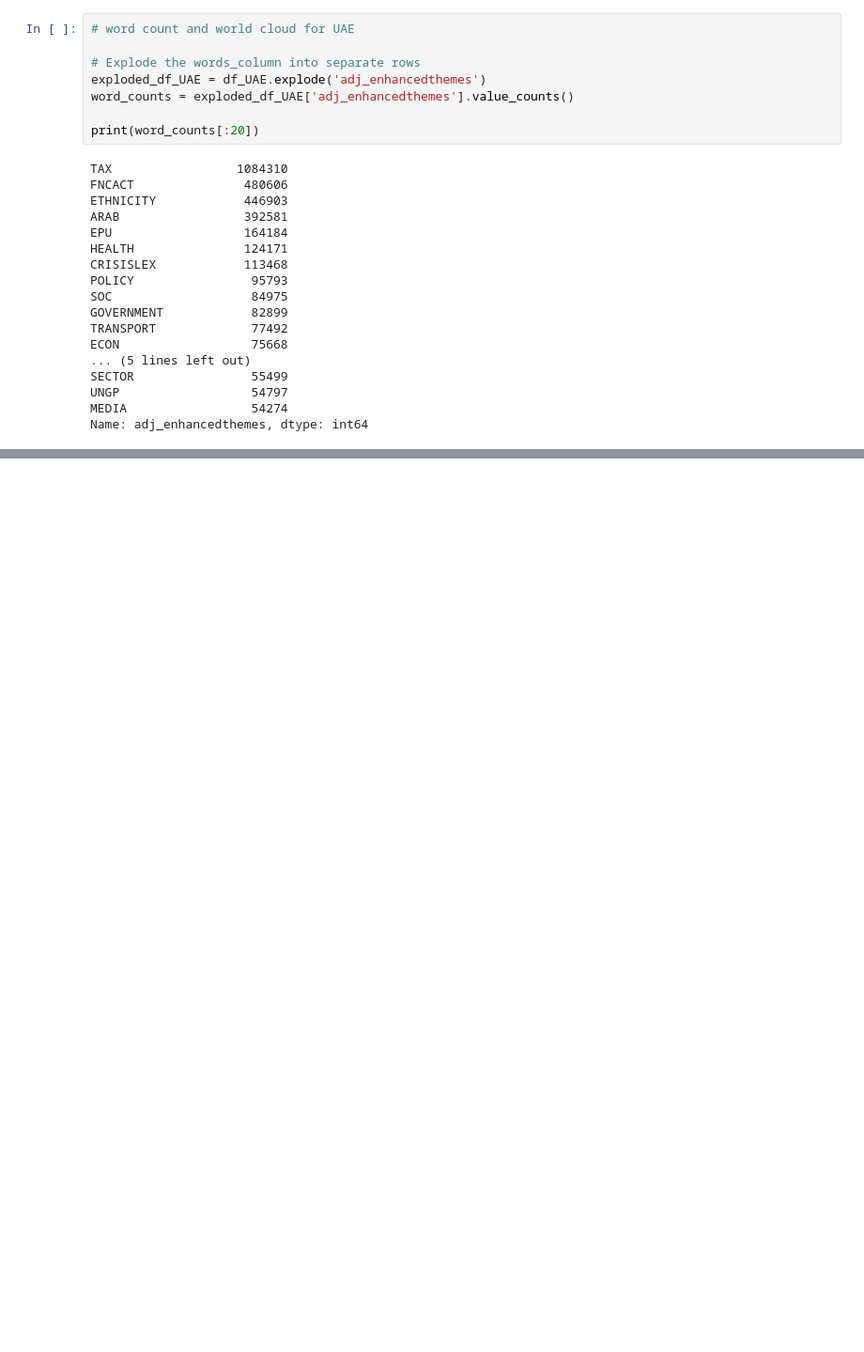
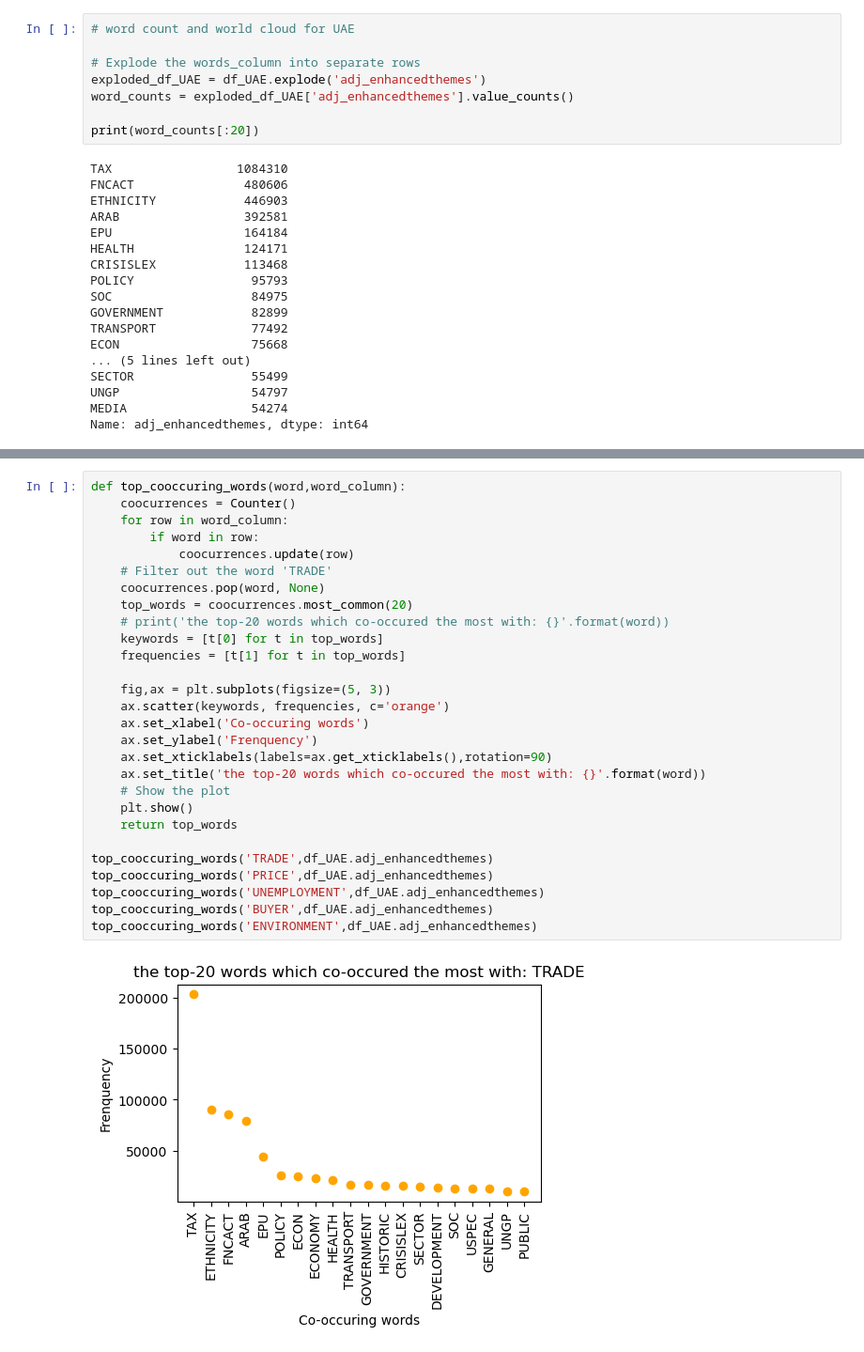
Before and after one commit to amaurycor/CRP_Egyptian_Economy, a Jupyter notebook: CRP_UAE_Analysis1.ipynb, the cells around one changed output, grey strips where cells are left out. Shown at 94% size. Cells and saved outputs as stored; diff of their text form; blank space fills up the shorter version.

```diff
--- a/CRP_UAE_Analysis1.ipynb
+++ b/CRP_UAE_Analysis1.ipynb
@@ -98 +93,31 @@ dtypes: float64(4), object(10)
 memory usage: 7.7+ MB
+# %%
+def top_cooccuring_words(word,word_column):
+    coocurrences = Counter()
+    for row in word_column:
+        if word in row:
+            coocurrences.update(row)
+    # Filter out the word 'TRADE'
+    coocurrences.pop(word, None)
+    top_words = coocurrences.most_common(20)
+    # print('the top-20 words which co-occured the most with: {}'.format(word))
+    keywords = [t[0] for t in top_words]
+    frequencies = [t[1] for t in top_words]
+
+    fig,ax = plt.subplots(figsize=(5, 3))
+    ax.scatter(keywords, frequencies, c='orange')
+    ax.set_xlabel('Co-occuring words')
+    ax.set_ylabel('Frenquency')
+    ax.set_xticklabels(labels=ax.get_xticklabels(),rotation=90)
+    ax.set_title('the top-20 words which co-occured the most with: {}'.format(word))
+    # Show the plot
+    plt.show()
+    return top_words
+
+top_cooccuring_words('TRADE',df_UAE.adj_enhancedthemes)
+top_cooccuring_words('PRICE',df_UAE.adj_enhancedthemes)
+top_cooccuring_words('UNEMPLOYMENT',df_UAE.adj_enhancedthemes)
+top_cooccuring_words('BUYER',df_UAE.adj_enhancedthemes)
+top_cooccuring_words('ENVIRONMENT',df_UAE.adj_enhancedthemes)
+# %% [output]
+[figure, added]
```
Also changed, not shown: parts of 17 cells of this notebook.
